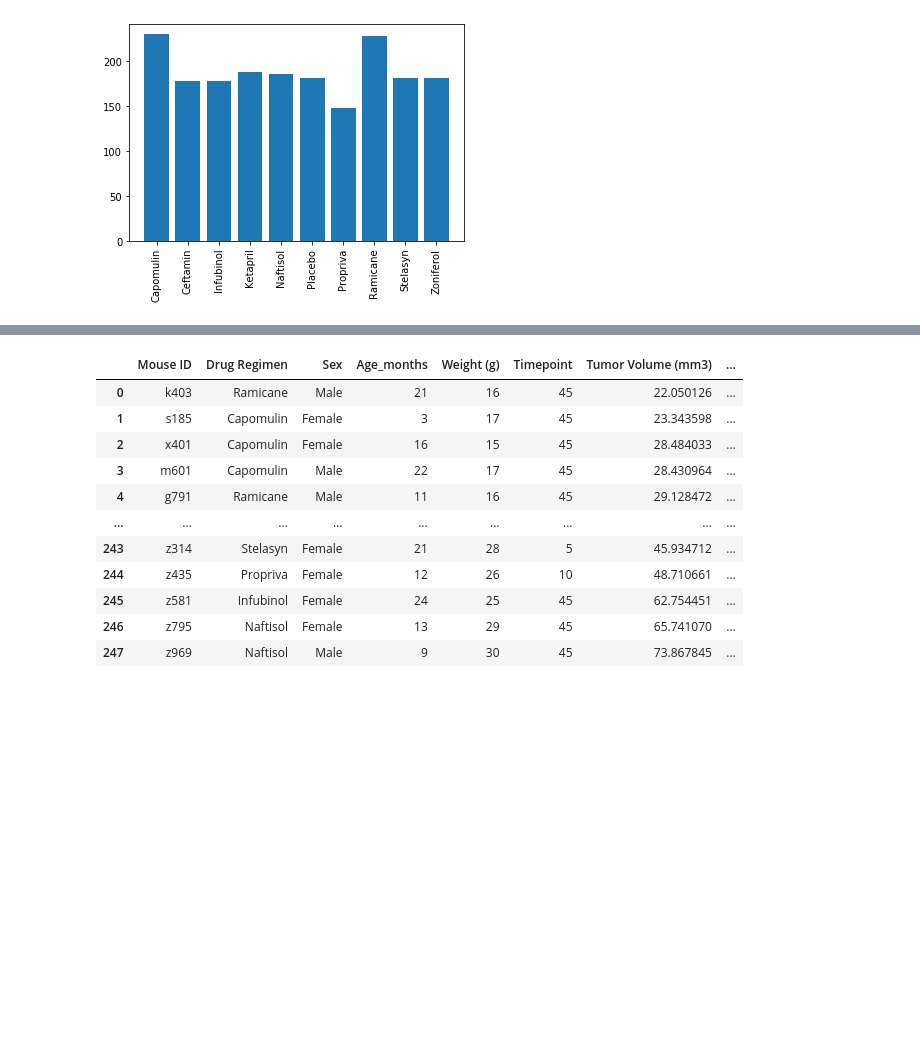
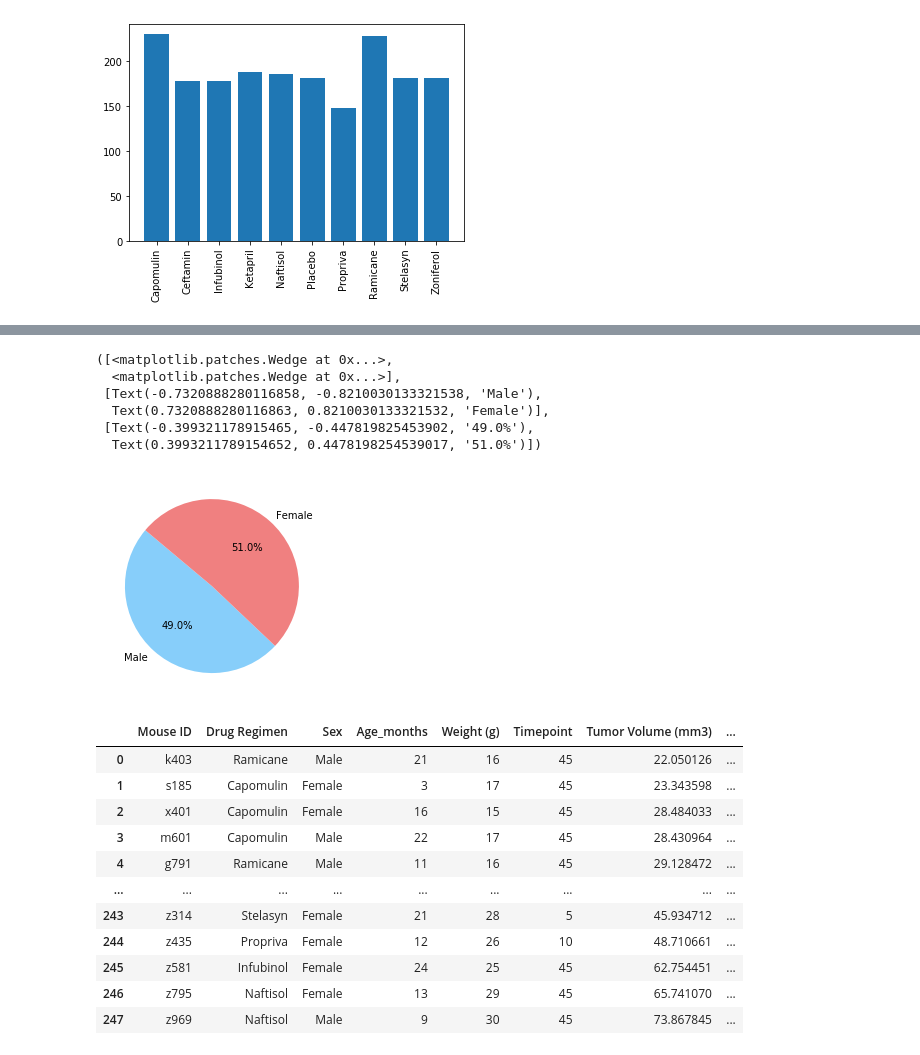
Before and after one commit to LineaFuller/Matplotlib-Challenge, a Jupyter notebook: Pymarceuticals.ipynb, the cells around one changed output, grey strips where cells are left out. Cells and saved outputs as stored; diff of their text form; code cells hidden in the pictures; blank space fills up the shorter version.

```diff
--- a/Pymarceuticals.ipynb
+++ b/Pymarceuticals.ipynb
@@ -157,3 +170,16 @@ plt.show()
+# %%
+# Matplotlib Pie Chart
+labels = ["Male", "Female"]
+colors = ["lightskyblue", "lightcoral"]
+plt.pie(Sex_df, labels=labels, colors=colors, autopct="%1.1f%%", startangle=140)
+# %% [output]
+([<matplotlib.patches.Wedge at 0x...>,
+  <matplotlib.patches.Wedge at 0x...>],
+ [Text(-0.7320888280116858, -0.8210030133321538, 'Male'),
+  Text(0.7320888280116863, 0.8210030133321532, 'Female')],
+ [Text(-0.399321178915465, -0.447819825453902, '49.0%'),
+  Text(0.3993211789154652, 0.4478198254539017, '51.0%')])
+[figure, added]
 # %%
 # Quartiles, Outliers, Boxplots
 # Capomulin, Ramicane, Infubinol, and Ceftamin
```
Also changed, not shown: parts of 4 cells of this notebook.
